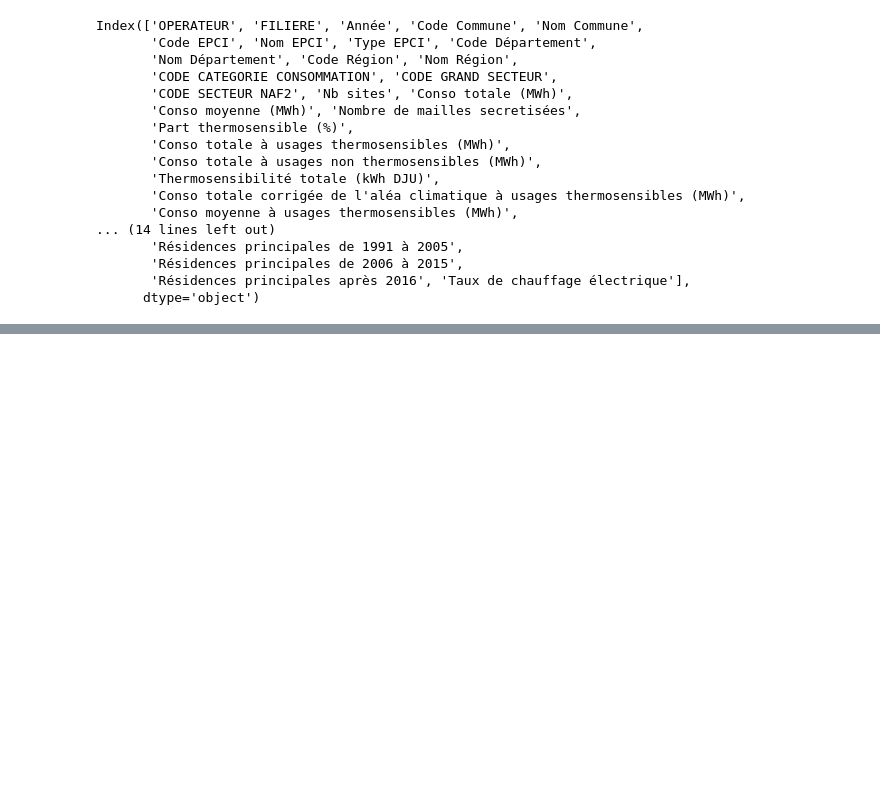
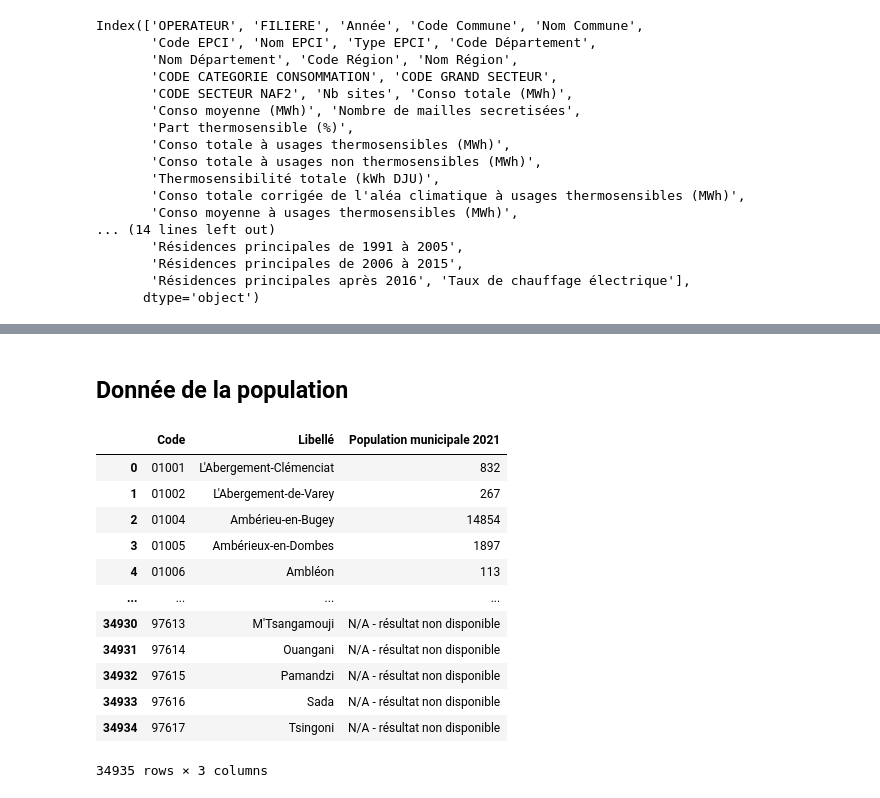
Before and after one commit to khady2708/projet-stage, a Jupyter notebook: etude-ville.ipynb, the cells around one changed output, grey strips where cells are left out. Drawn from its saved outputs; the diff is of its cells as text; code cells hidden in the pictures; blank space fills up the shorter version.

Commit message:
population

```diff
--- a/etude-ville.ipynb
+++ b/etude-ville.ipynb
@@ -87,0 +106,19 @@ Name: Nom Commune, Length: 136821, dtype: object
+# %% [markdown]
+## Donnée de la population
+# %%
+population_ville = pd.read_csv('./data/datapopulation.csv', sep = ';', header=2)
+population_ville
+# %% [output]
+|  | Code | Libellé | Population municipale 2021 |
+| 0 | 01001 | L'Abergement-Clémenciat | 832 |
+| 1 | 01002 | L'Abergement-de-Varey | 267 |
+| 2 | 01004 | Ambérieu-en-Bugey | 14854 |
+| 3 | 01005 | Ambérieux-en-Dombes | 1897 |
+| 4 | 01006 | Ambléon | 113 |
+| ... | ... | ... | ... |
+| 34930 | 97613 | M'Tsangamouji | N/A - résultat non disponible |
+| 34931 | 97614 | Ouangani | N/A - résultat non disponible |
+| 34932 | 97615 | Pamandzi | N/A - résultat non disponible |
+| 34933 | 97616 | Sada | N/A - résultat non disponible |
+| 34934 | 97617 | Tsingoni | N/A - résultat non disponible |
+34935 rows × 3 columns
```
Also changed, not shown: parts of 13 cells of this notebook, 1 other file.
